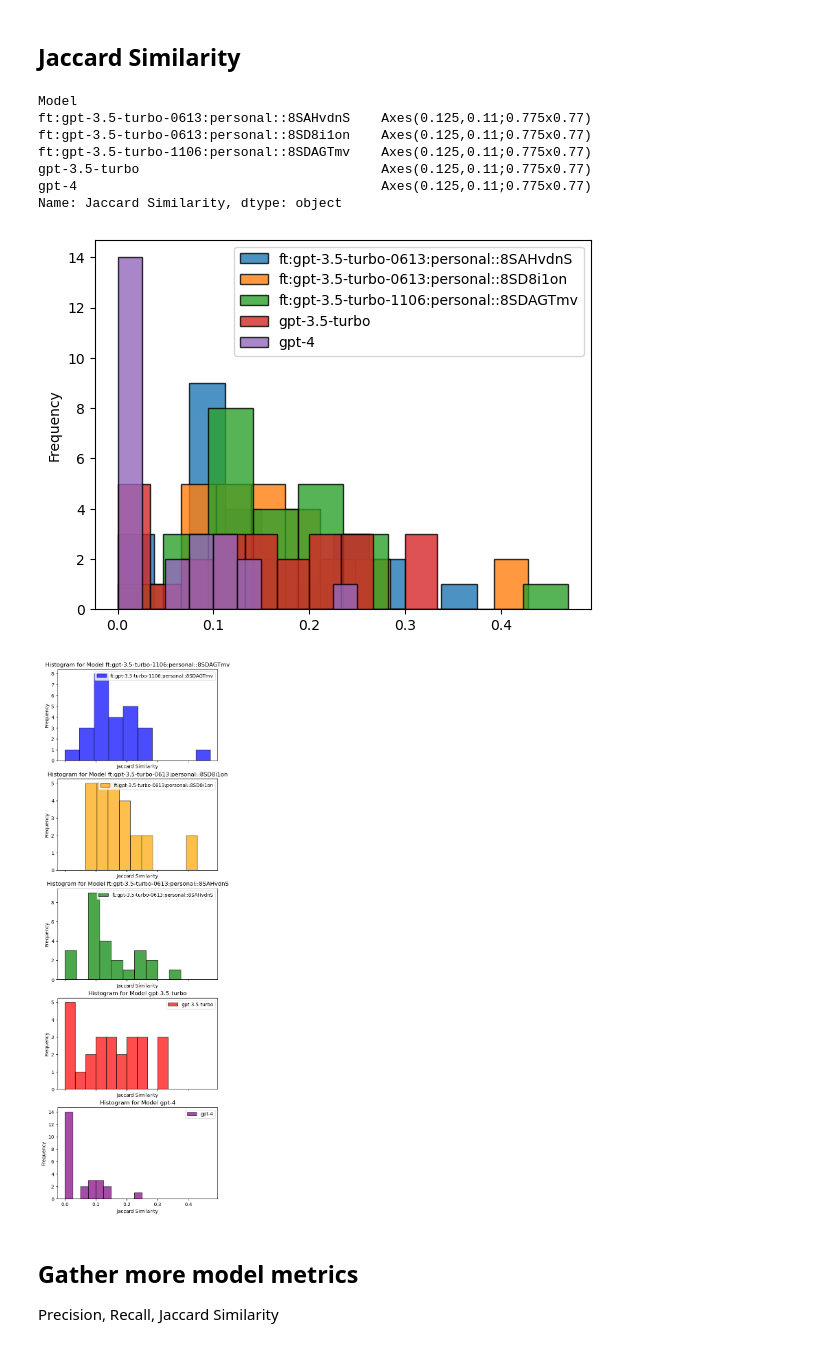
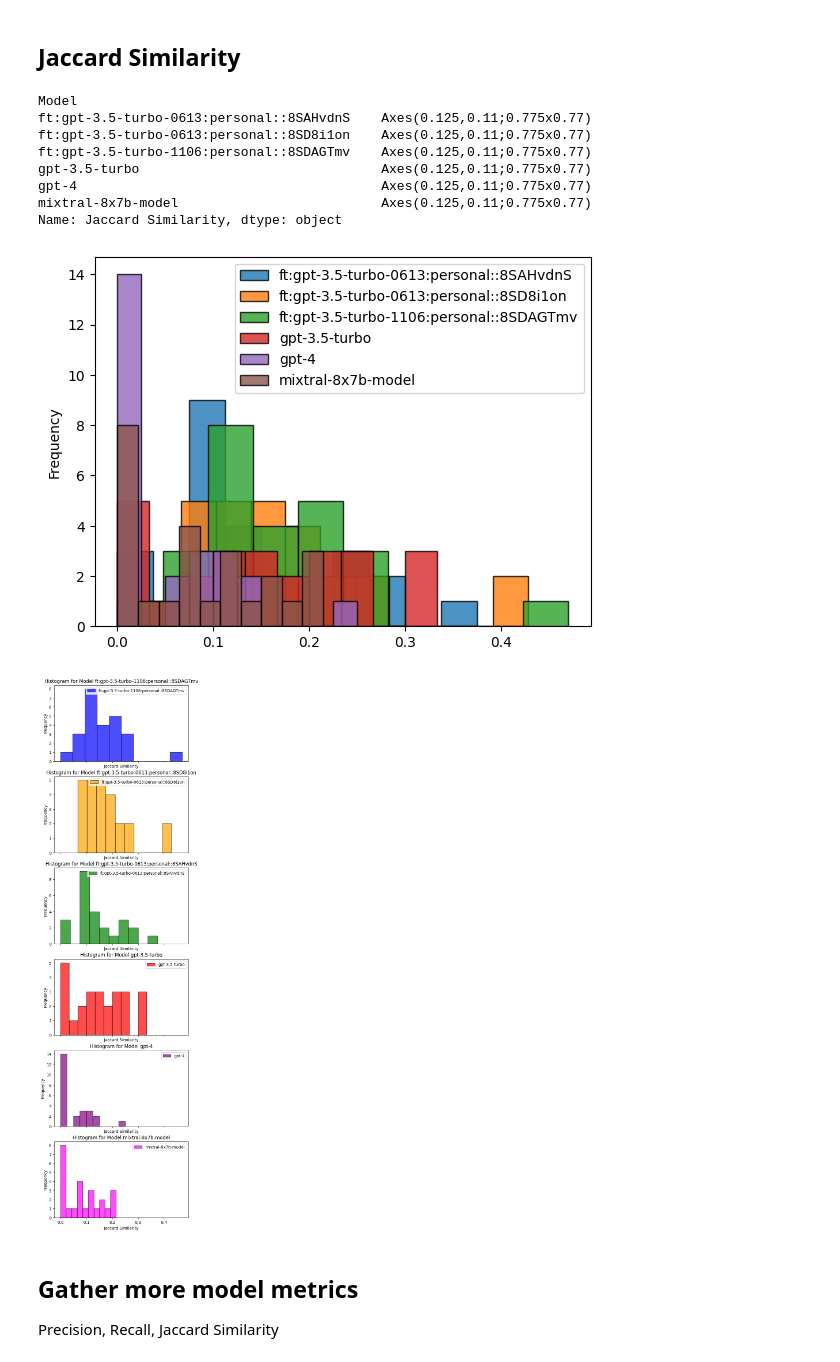
Before and after one commit to ZubairQazi/NDE-GPT, a Jupyter notebook: scoring.ipynb, the cells around one changed output. Drawn from its saved outputs; the diff is of its cells as text; code cells hidden in the pictures.

```diff
--- a/scoring.ipynb
+++ b/scoring.ipynb
@@ -14,7 +11,7 @@ from collections import Counter, deque
 # %% [markdown]
 ## Jaccard Similarity
 # %%
-gpt_output = pd.read_csv('raw_model_outputs.csv')
+gpt_output = pd.read_csv('outputs/raw_model_outputs.csv')
 # %%
 # Remove any EDAM not in the list
 with open('EDAM/edam_topics.txt') as edam_file:
@@ -53,24 +50,25 @@ ft:gpt-3.5-turbo-0613:personal::8SD8i1on    Axes(0.125,0.11;0.775x0.77)
 ft:gpt-3.5-turbo-1106:personal::8SDAGTmv    Axes(0.125,0.11;0.775x0.77)
 gpt-3.5-turbo                               Axes(0.125,0.11;0.775x0.77)
 gpt-4                                       Axes(0.125,0.11;0.775x0.77)
+mixtral-8x7b-model                          Axes(0.125,0.11;0.775x0.77)
 Name: Jaccard Similarity, dtype: object
-[figure, old version]
+[figure, new version]
 # %%
 unique_labels = gpt_output['Model'].unique()
 
 fig, axs = plt.subplots(len(unique_labels), 1, figsize=(6, 4 * len(unique_labels)), sharex=True)
 
-colors = ['blue', 'orange', 'green', 'red', 'purple']
+colors = ['blue', 'orange', 'green', 'red', 'purple', 'magenta']
 # Plot histograms for each label
 for i, label in enumerate(unique_labels):
     subset = gpt_output[gpt_output['Model'] == label]
     axs[i].hist(subset['Jaccard Similarity'], bins=10, alpha=0.7, edgecolor='black', label=label, color=colors[i])
     axs[i].set_title(f'Histogram for Model {label}')
     axs[i].set_xlabel('Jaccard Similarity')
     axs[i].set_ylabel('Frequency')
     axs[i].legend()
 # %% [output]
-[figure, old version]
+[figure, new version]
 # %% [markdown]
 ## Gather more model metrics
 
```
Also changed, not shown: parts of 4 cells of this notebook.
